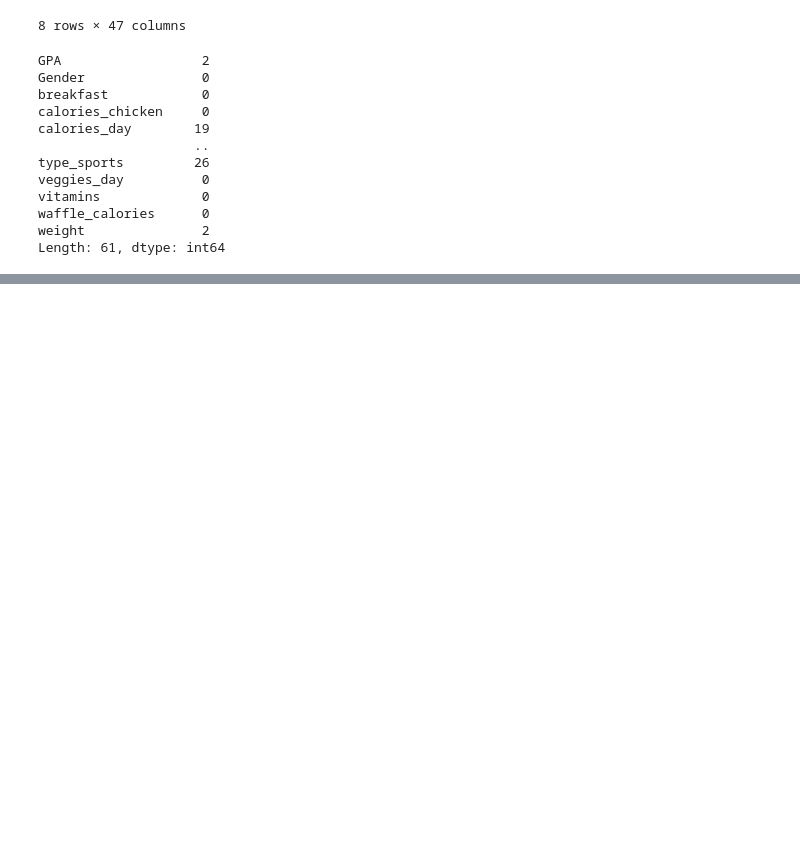
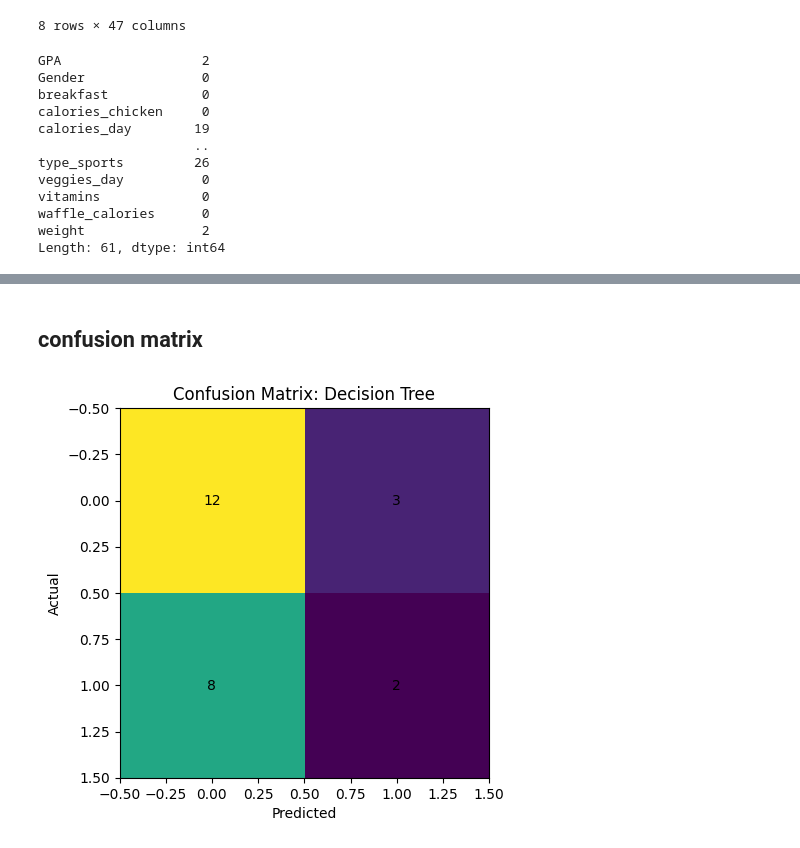
Before and after one commit to maria-kisakye/data_mining_models, a Jupyter notebook: classification model.ipynb, the cells around one changed output, grey strips where cells are left out. Drawn from its saved outputs; the diff is of its cells as text; code cells hidden in the pictures; blank space fills up the shorter version.

```diff
--- a/classification model.ipynb
+++ b/classification model.ipynb
@@ -78,0 +176,8 @@ df['calories_day'] = df['calories_day'].fillna(df['calories_day'].mean())
+# %%
+#Initialize and train
+tree = DecisionTreeClassifier(max_depth=4, random_state=42)
+tree.fit(X_train, Y_train)
+
+#predict
+pred = tree.predict(X_test)
+print('Accuracy:', accuracy_score(Y_test, pred))
@@ -78,0 +197,15 @@ df['calories_day'] = df['calories_day'].fillna(df['calories_day'].mean())
+# %% [markdown]
+## confusion matrix
+# %%
+cm = confusion_matrix(Y_test, pred)
+plt.figure()
+plt.imshow(cm)
+plt.title('Confusion Matrix: Decision Tree')
+plt.xlabel('Predicted')
+plt.ylabel('Actual')
+for i in range(cm.shape[0]):
+    for j in range(cm.shape[1]):
+        plt.text(j, i, cm[i, j], ha='center', va='center')
+plt.show()
+# %% [output]
+[figure, added]
```
Also changed, not shown: parts of 18 cells of this notebook.
